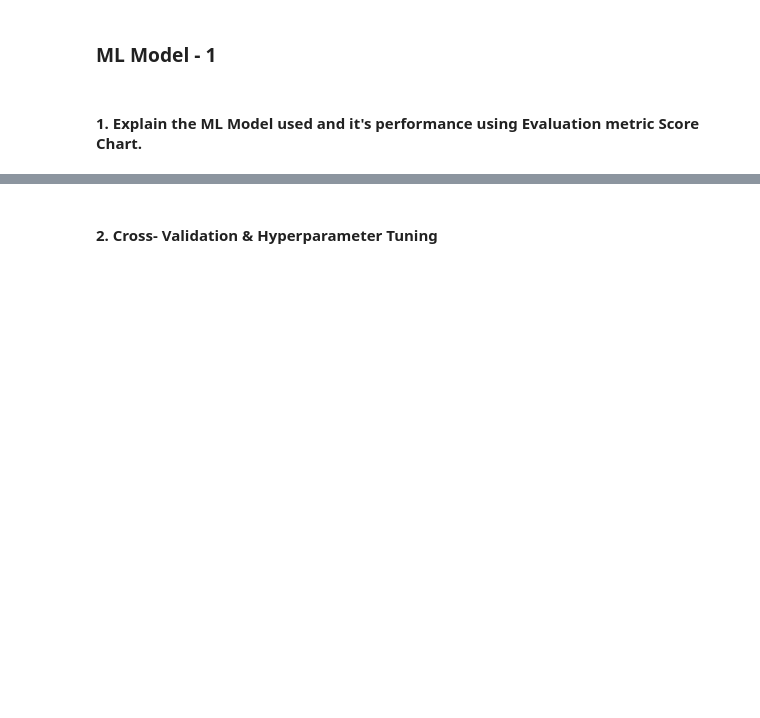
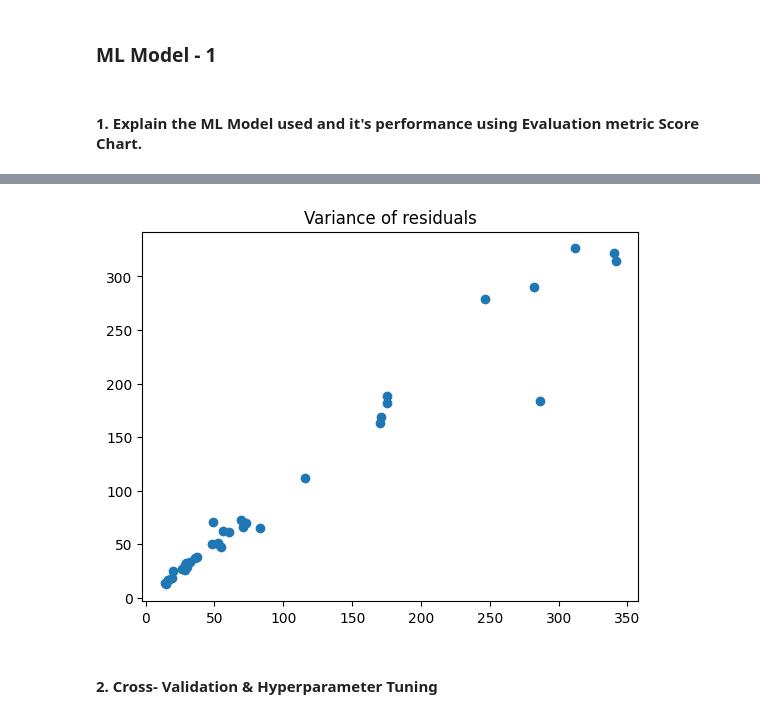
Before and after one commit to sourav03dutta/YES-Bank-Stock-Closing-Price-Prediction, a Jupyter notebook: YES_Bank_Stock_Closing_Price_Prediction.ipynb, the cells around one changed output, grey strips where cells are left out. Cells and saved outputs as stored; diff of their text form; code cells hidden in the pictures; blank space fills up the shorter version.

```diff
--- a/YES_Bank_Stock_Closing_Price_Prediction.ipynb
+++ b/YES_Bank_Stock_Closing_Price_Prediction.ipynb
@@ -706,0 +727,5 @@ Though the dataset is small so, double checked manually in "data_YesBank_StockPr
+# %%
+# Select your features wisely to avoid overfitting
+# choose appropriate Dependent and Independent variables
+y = Stock_Data.dropna().Close  #Dependent Variable
+X = Stock_Data.dropna().drop(['Date','Close','Open','High','Low'], axis=1)  #Independent Variable
@@ -740,6 +834,8 @@ Answer Here.
 ### 8. Data Splitting
 # %%
 # Split your data to train and test. Choose Splitting ratio wisely.
+
+X_train, X_test, y_train, y_test = train_test_split(X, y, test_size=0.2)
 # %% [markdown]
 ##### What data splitting ratio have you used and why?
 # %% [markdown]
@@ -762,9 +858,12 @@ Answer Here.
 ### ML Model - 1
 # %%
 # ML Model - 1 Implementation
+lr = LinearRegression()
 
 # Fit the Algorithm
+lr.fit(X_train, y_train)
 
 # Predict on the model
+lr_y_pred = lr.predict(X_test)
 # %% [markdown]
 #### 1. Explain the ML Model used and it's performance using Evaluation metric Score Chart.
@@ -773,3 +893,10 @@ Answer Here.
+# %%
+# Check for homoscadacity
+plt.scatter(lr_y_pred, y_test)
+plt.title('Variance of residuals')
+plt.show()
+# %% [output]
+[figure, added]
 # %% [markdown]
 #### 2. Cross- Validation & Hyperparameter Tuning
 # %%
```
Also changed, not shown: parts of 14 cells of this notebook.
